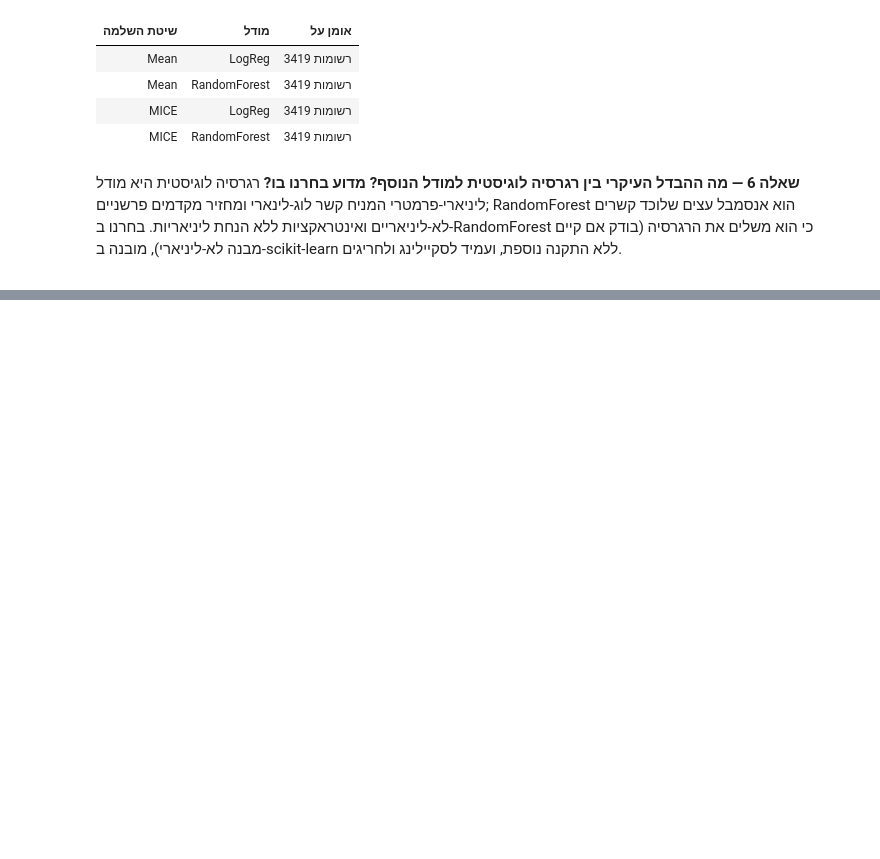
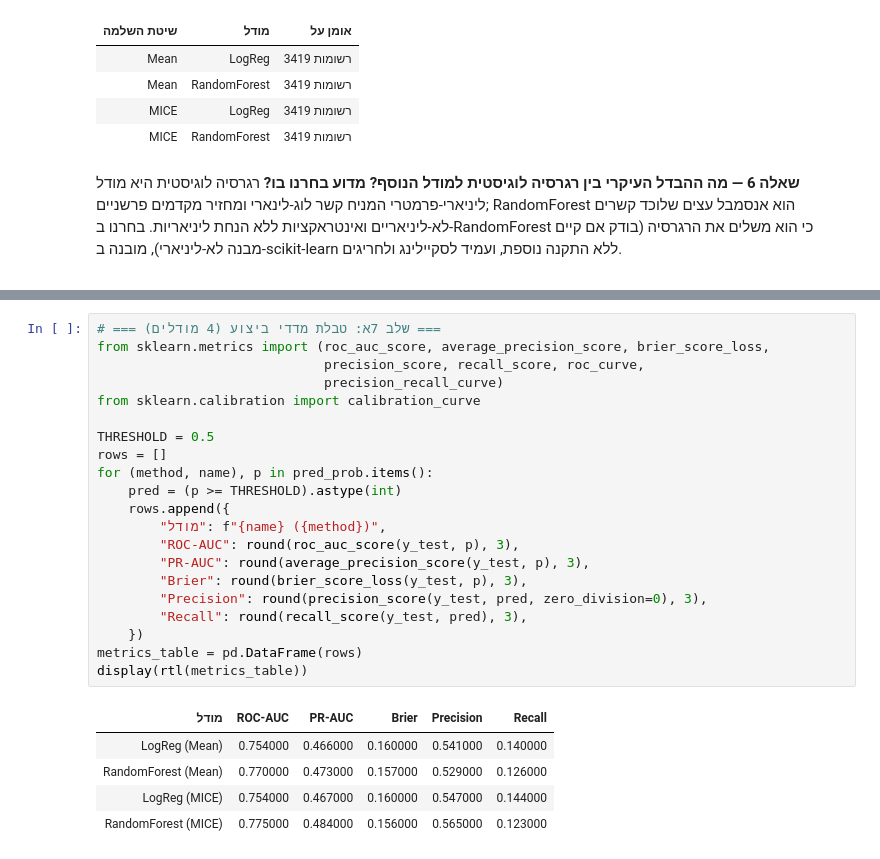
Before and after one commit to Roybin12/medical-machine-learning-, a Jupyter notebook: assignment.ipynb, the cells around one changed output, grey strips where cells are left out. Drawn from its saved outputs; the diff is of its cells as text; blank space fills up the shorter version.

```diff
--- a/assignment.ipynb
+++ b/assignment.ipynb
@@ -535,0 +546,27 @@ display(rtl(trained_summary))
+# %%
+# === שלב 7א: טבלת מדדי ביצוע (4 מודלים) ===
+from sklearn.metrics import (roc_auc_score, average_precision_score, brier_score_loss,
+                             precision_score, recall_score, roc_curve,
+                             precision_recall_curve)
+from sklearn.calibration import calibration_curve
+
+THRESHOLD = 0.5
+rows = []
+for (method, name), p in pred_prob.items():
+    pred = (p >= THRESHOLD).astype(int)
+    rows.append({
+        "מודל": f"{name} ({method})",
+        "ROC-AUC": round(roc_auc_score(y_test, p), 3),
+        "PR-AUC": round(average_precision_score(y_test, p), 3),
+        "Brier": round(brier_score_loss(y_test, p), 3),
+        "Precision": round(precision_score(y_test, pred, zero_division=0), 3),
+        "Recall": round(recall_score(y_test, pred), 3),
+    })
+metrics_table = pd.DataFrame(rows)
+display(rtl(metrics_table))
+# %% [output]
+| מודל | ROC-AUC | PR-AUC | Brier | Precision | Recall |
+| LogReg (Mean) | 0.754000 | 0.466000 | 0.160000 | 0.541000 | 0.140000 |
+| RandomForest (Mean) | 0.770000 | 0.473000 | 0.157000 | 0.529000 | 0.126000 |
+| LogReg (MICE) | 0.754000 | 0.467000 | 0.160000 | 0.547000 | 0.144000 |
+| RandomForest (MICE) | 0.775000 | 0.484000 | 0.156000 | 0.565000 | 0.123000 |
```
Also changed, not shown: parts of 5 cells of this notebook.
